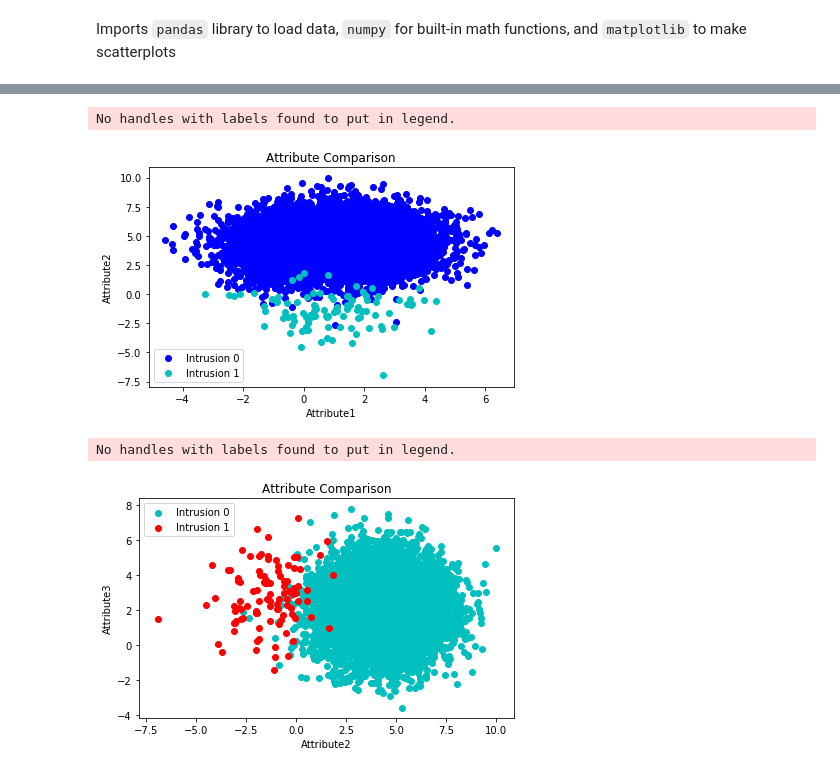
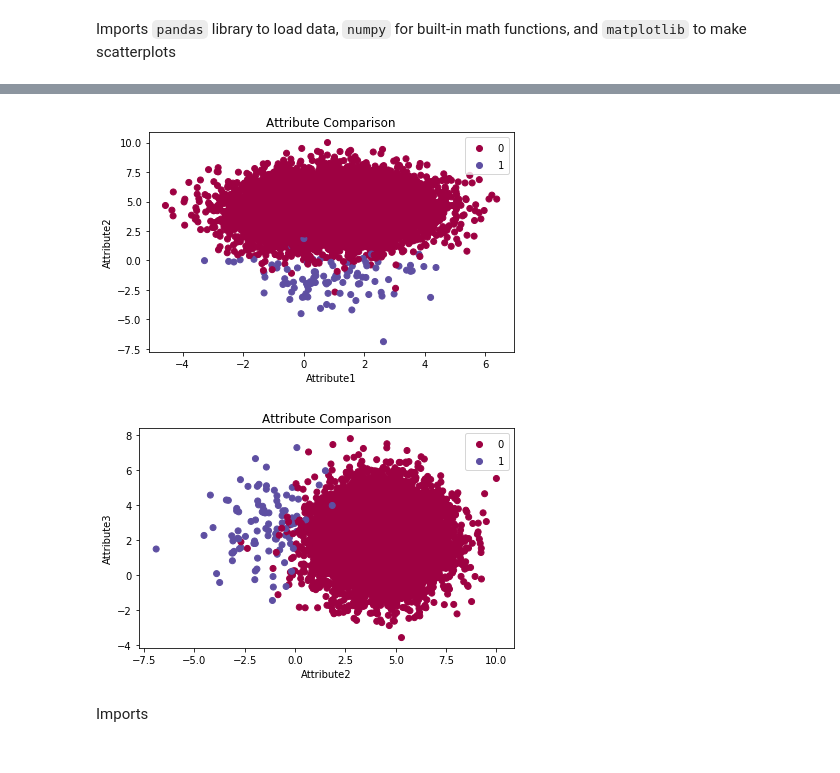
Before and after one commit to kaigomes7/csce489, a Jupyter notebook: hw2/hw2.ipynb, the cells around one changed output, grey strips where cells are left out. Saved outputs shown, nothing was run; the diff lists cells and outputs as text; code cells hidden in the pictures.

```diff
--- a/hw2/hw2.ipynb
+++ b/hw2/hw2.ipynb
@@ -28,24 +9,20 @@ data
 # %%
 fig, axs = plt.subplots()
 axs.set_title("Attribute Comparison")
-axs.legend()
-axs.scatter(data[data["Intrusion"] == 0]["Attribute1"], data[data["Intrusion"] == 0]["Attribute2"], color='b')
-axs.scatter(data[data["Intrusion"] == 1]["Attribute1"], data[data["Intrusion"] == 1]["Attribute2"], color='c')
+scatter = axs.scatter(data["Attribute1"], data["Attribute2"], c=data["Intrusion"], cmap='Spectral')
 axs.set(xlabel='Attribute1', ylabel='Attribute2')
-axs.legend(["Intrusion 0", "Intrusion 1"])
+axs.legend(*scatter.legend_elements(num=1))
 fig.tight_layout()
 # %% [output]
-No handles with labels found to put in legend.
-[figure, old version]
+[figure, new version]
 # %%
 fig, axs = plt.subplots()
 axs.set_title("Attribute Comparison")
-axs.legend()
-axs.scatter(data[data["Intrusion"] == 0]["Attribute2"], data[data["Intrusion"] == 0]["Attribute3"], color='c')
-axs.scatter(data[data["Intrusion"] == 1]["Attribute2"], data[data["Intrusion"] == 1]["Attribute3"], color='r')
+scatter = axs.scatter(data["Attribute2"], data["Attribute3"], c=data["Intrusion"], cmap='Spectral')
 axs.set(xlabel='Attribute2', ylabel='Attribute3')
-axs.legend(["Intrusion 0", "Intrusion 1"])
+axs.legend(*scatter.legend_elements(num=1))
 fig.tight_layout()
 # %% [output]
-No handles with labels found to put in legend.
-[figure, old version]
+[figure, new version]
+# %% [markdown]
+Imports
```
Also changed, not shown: parts of 12 cells of this notebook.
